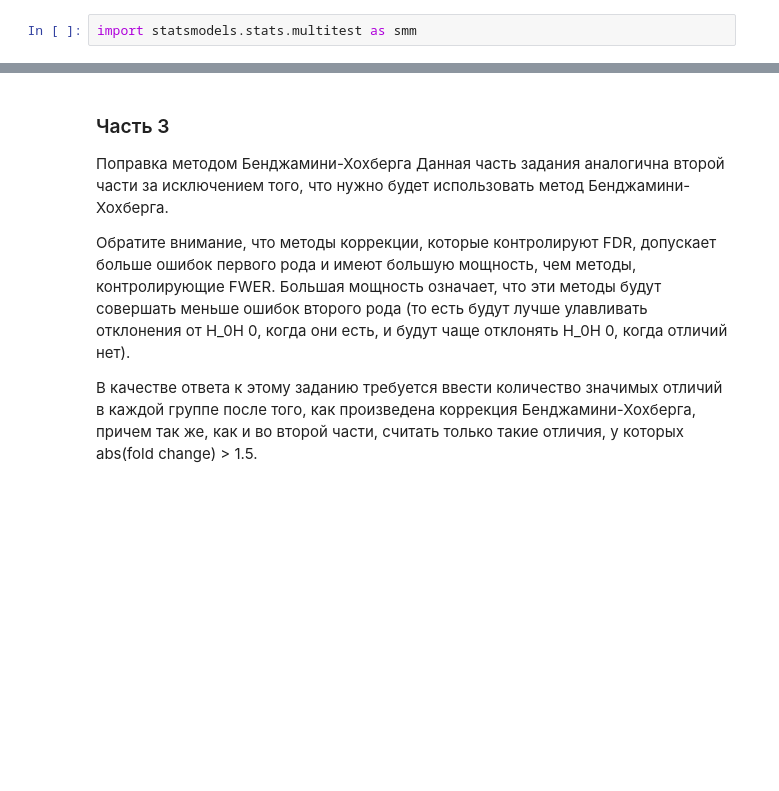
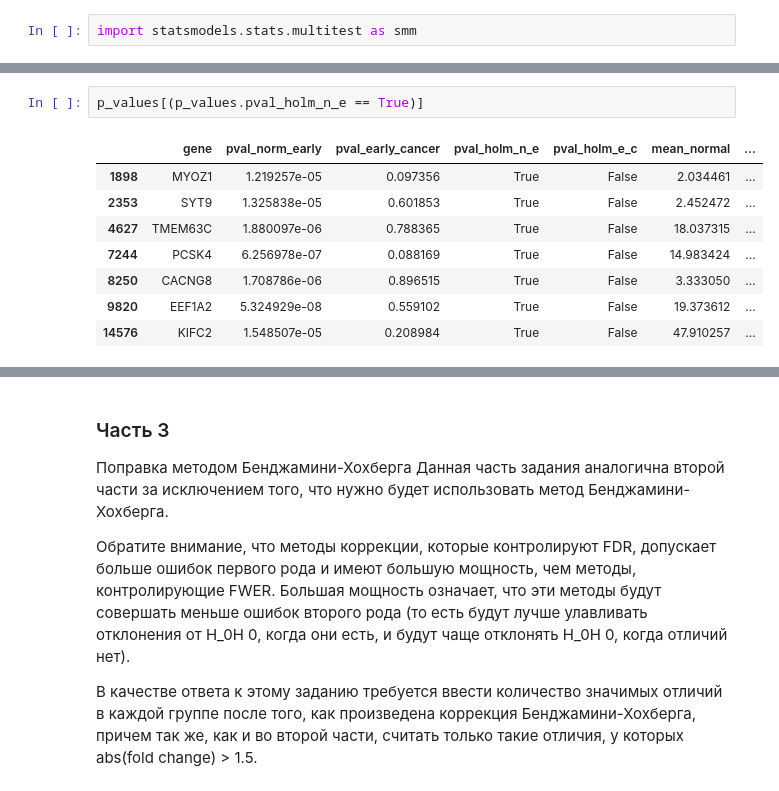
Before and after one commit to DimaTskhay/ed, a Jupyter notebook: genes.ipynb, the cells around one changed output, grey strips where cells are left out. Drawn from its saved outputs; the diff is of its cells as text; blank space fills up the shorter version.

```diff
--- a/genes.ipynb
+++ b/genes.ipynb
@@ -129,0 +184,11 @@ p_values
+# %%
+p_values[(p_values.pval_holm_n_e == True)]
+# %% [output]
+|  | gene | pval_norm_early | pval_early_cancer | pval_holm_n_e | pval_holm_e_c | mean_normal | ... |
+| 1898 | MYOZ1 | 1.219257e-05 | 0.097356 | True | False | 2.034461 | ... |
+| 2353 | SYT9 | 1.325838e-05 | 0.601853 | True | False | 2.452472 | ... |
+| 4627 | TMEM63C | 1.880097e-06 | 0.788365 | True | False | 18.037315 | ... |
+| 7244 | PCSK4 | 6.256978e-07 | 0.088169 | True | False | 14.983424 | ... |
+| 8250 | CACNG8 | 1.708786e-06 | 0.896515 | True | False | 3.333050 | ... |
+| 9820 | EEF1A2 | 5.324929e-08 | 0.559102 | True | False | 19.373612 | ... |
+| 14576 | KIFC2 | 1.548507e-05 | 0.208984 | True | False | 47.910257 | ... |
```
Also changed, not shown: parts of 16 cells of this notebook.
